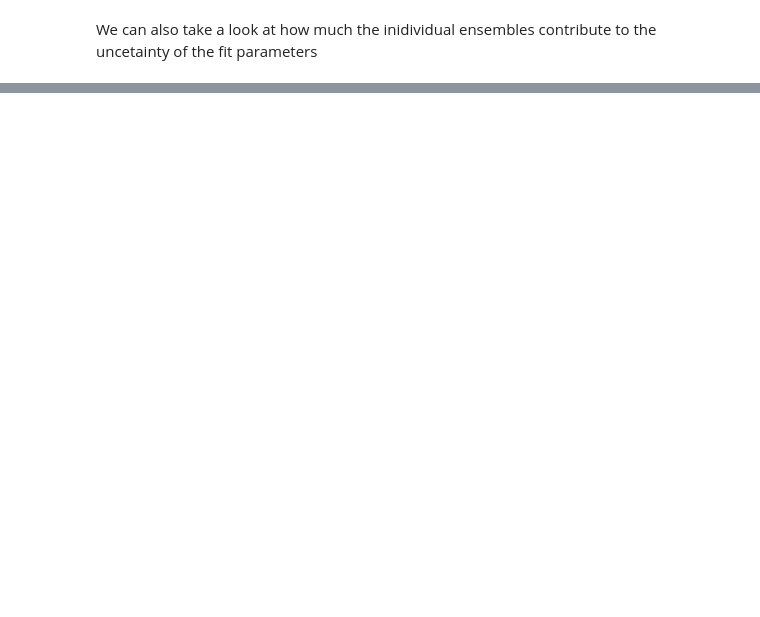
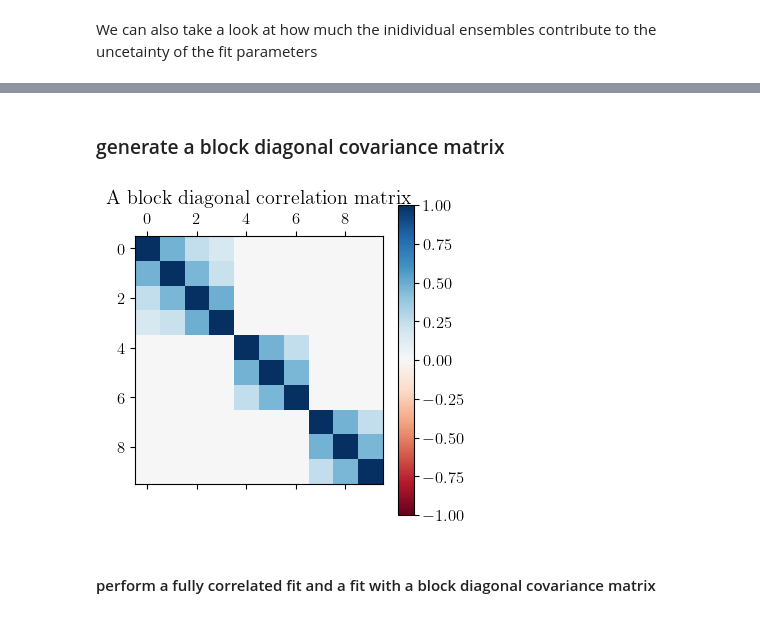
Before and after one commit to fjosw/pyerrors, a Jupyter notebook: examples/04_fit_example.ipynb, the cells around one changed output, grey strips where cells are left out. Saved outputs shown, nothing was run; the diff lists cells and outputs as text; code cells hidden in the pictures; blank space fills up the shorter version.

```diff
--- a/examples/04_fit_example.ipynb
+++ b/examples/04_fit_example.ipynb
@@ -157,0 +211,26 @@ Parameter 2
+# %% [markdown]
+### generate a block diagonal covariance matrix
+# %%
+e=0
+block_diag_corr_matrix = np.zeros((N,N))
+for k in range(3):
+    if(k==0):
+        step = 4
+        block =  pe.covariance(data[:4],correlation=True)
+    else:
+        step = 3
+        block =  pe.covariance(data[:3],correlation=True)
+    block_diag_corr_matrix[e:e+step,e:e+step] += block
+    e+=step
+
+block_diag_chol_inv = pe.obs.invert_corr_cov_cholesky(block_diag_corr_matrix,covdiag)
+# %%
+plt.matshow(block_diag_corr_matrix, vmin=-1, vmax=1)
+plt.title('A block diagonal correlation matrix')
+plt.set_cmap('RdBu')
+plt.colorbar()
+plt.draw()
+# %% [output]
+[figure, added]
+# %% [markdown]
+#### perform a fully correlated fit and a fit with a block diagonal covariance matrix
```
Also changed, not shown: parts of 19 cells of this notebook, 4 other files.
